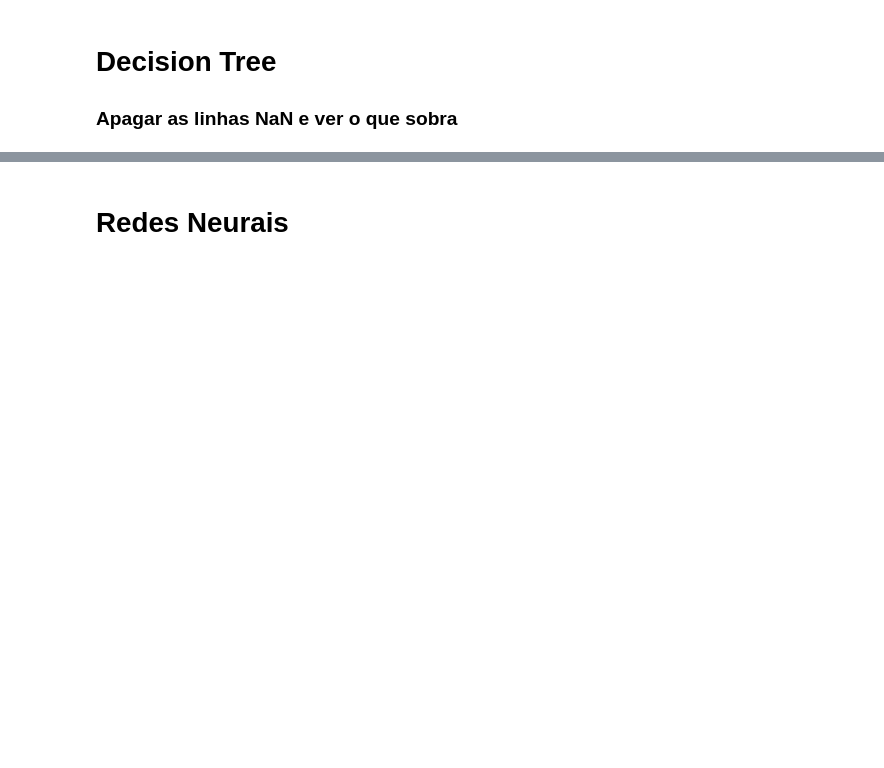
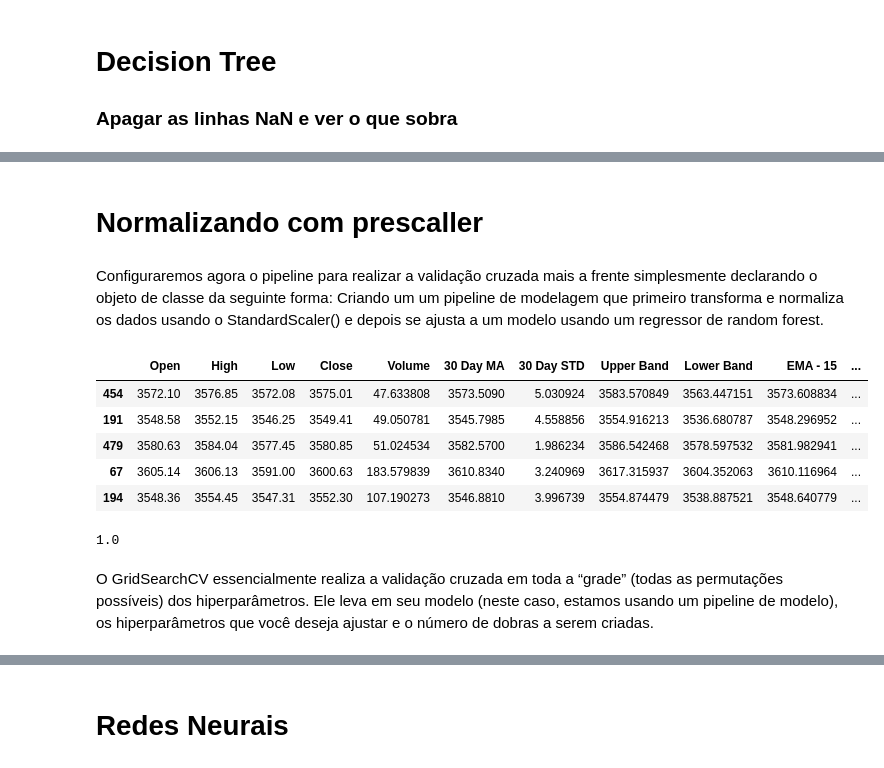
Before and after one commit to GabsGear/cpbr-2019-ktb, a Jupyter notebook: apre_jupyter/apresentacao.ipynb, the cells around one changed output, grey strips where cells are left out. Saved outputs shown, nothing was run; the diff lists cells and outputs as text; code cells hidden in the pictures; blank space fills up the shorter version.

```diff
--- a/apre_jupyter/apresentacao.ipynb
+++ b/apre_jupyter/apresentacao.ipynb
@@ -505,0 +451,27 @@ y_test = test['target']
+# %%
+from sklearn.ensemble import RandomForestClassifier
+from sklearn.metrics import confusion_matrix
+
+train, test = train_test_split(candles_no_NaN, test_size=round(len(candles_no_NaN)*0.2))
+
+train['target'] = pd.to_numeric(train['target'], downcast='float')
+test['target'] = pd.to_numeric(test['target'], downcast='float')
+
+features = ['Open', 'High', 'Low', 'Close', 'Volume', '30 Day MA',
+                   '30 Day STD', 'Upper Band', 'Lower Band', #'up_cross', 'down_cross',
+                   'EMA - 15', 'aaron down', 'aaron up', 'tenkansen', 'kijunsen',
+                   'momentun']
+
+
+clf = RandomForestClassifier(n_estimators=100)
+clf.fit(x_train, y_train)
+
+
+x_train = train[features]
+y_train = train['target']
+x_test = test[features]
+y_test = test['target']
+
+f_ypred = clf.predict(x_test)
+score = accuracy_score(y_test, f_ypred) * 100
+print('Score da decision tree: {}'.format(score))
@@ -505,0 +490,24 @@ y_test = test['target']
+# %% [markdown]
+# Normalizando com prescaller
+# %% [markdown]
+Configuraremos agora o pipeline para realizar a validação cruzada mais a frente simplesmente declarando o objeto de classe da seguinte forma: Criando um um pipeline de modelagem que primeiro transforma e normaliza os dados usando o StandardScaler() e depois se ajusta a um modelo usando um regressor de random forest.
+# %%
+from sklearn import preprocessing
+from sklearn.pipeline import make_pipeline
+from sklearn.model_selection import GridSearchCV
+from sklearn.pipeline import Pipeline
+
+scaler = preprocessing.StandardScaler().fit(x_train)
+x_train.head()
+# %% [output]
+|  | Open | High | Low | Close | Volume | 30 Day MA | 30 Day STD | Upper Band | Lower Band | EMA - 15 | ... |
+| 454 | 3572.10 | 3576.85 | 3572.08 | 3575.01 | 47.633808 | 3573.5090 | 5.030924 | 3583.570849 | 3563.447151 | 3573.608834 | ... |
+| 191 | 3548.58 | 3552.15 | 3546.25 | 3549.41 | 49.050781 | 3545.7985 | 4.558856 | 3554.916213 | 3536.680787 | 3548.296952 | ... |
+| 479 | 3580.63 | 3584.04 | 3577.45 | 3580.85 | 51.024534 | 3582.5700 | 1.986234 | 3586.542468 | 3578.597532 | 3581.982941 | ... |
+| 67 | 3605.14 | 3606.13 | 3591.00 | 3600.63 | 183.579839 | 3610.8340 | 3.240969 | 3617.315937 | 3604.352063 | 3610.116964 | ... |
+| 194 | 3548.36 | 3554.45 | 3547.31 | 3552.30 | 107.190273 | 3546.8810 | 3.996739 | 3554.874479 | 3538.887521 | 3548.640779 | ... |
+# %%
+x_train_scaled = scaler.transform(x_train)
+x_train_scaled.std()
+# %% [output]
+1.0
@@ -505,0 +519,2 @@ y_test = test['target']
+# %% [markdown]
+O GridSearchCV essencialmente realiza a validação cruzada em toda a “grade” (todas as permutações possíveis) dos hiperparâmetros. Ele leva em seu modelo (neste caso, estamos usando um pipeline de modelo), os hiperparâmetros que você deseja ajustar e o número de dobras a serem criadas.
```
Also changed, not shown: parts of 55 cells of this notebook, 11 other files.
